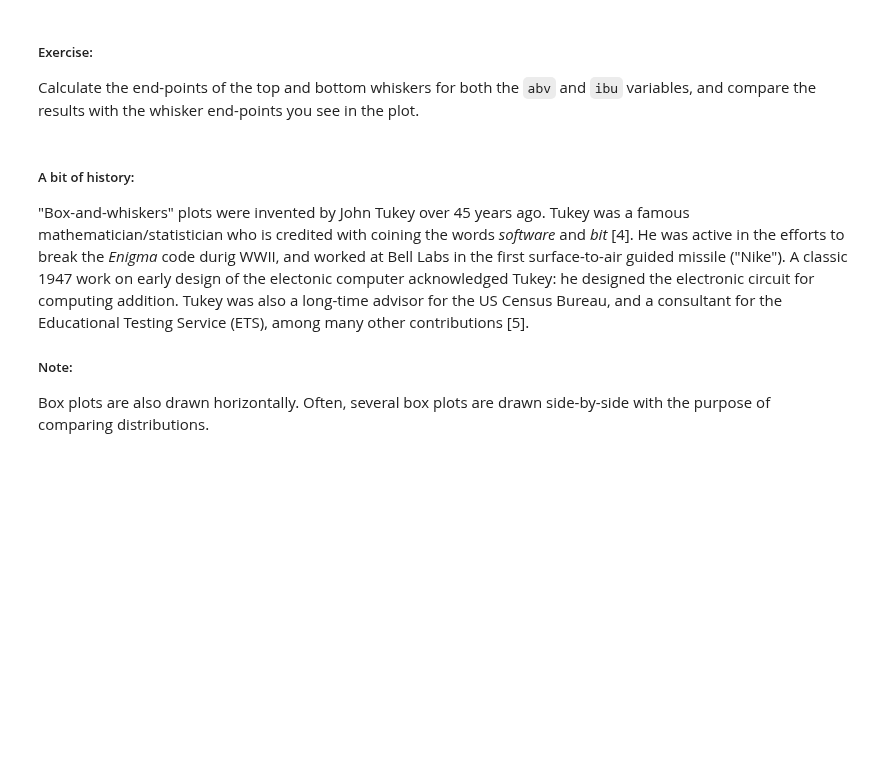
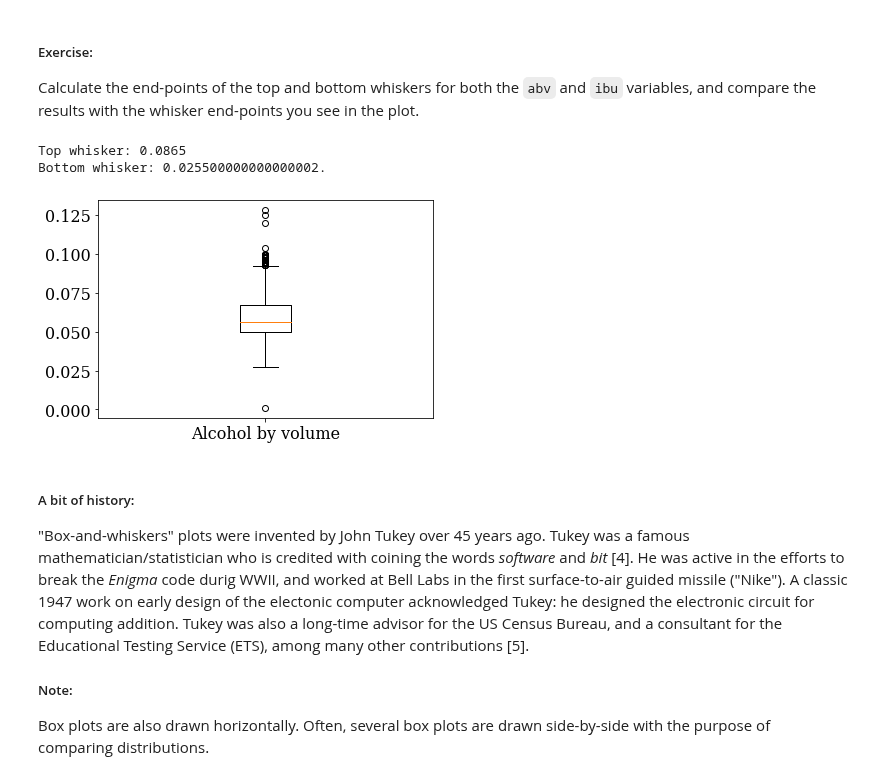
Before and after one commit to N0t10n/Strive_school, a Jupyter notebook: M1_Math/06. Advanced Stats/notebooks_en/2_Seeing_Stats.ipynb, the cells around one changed output. Drawn from its saved outputs; the diff is of its cells as text; code cells hidden in the pictures; blank space fills up the shorter version.

```diff
--- a/M1_Math/06. Advanced Stats/notebooks_en/2_Seeing_Stats.ipynb
+++ b/M1_Math/06. Advanced Stats/notebooks_en/2_Seeing_Stats.ipynb
@@ -262,3 +293,15 @@ Any data values beyond the upper and lower extremes are shown with a marker (her
 ##### Exercise:
 
 Calculate the end-points of the top and bottom whiskers for both the `abv` and `ibu` variables, and compare the results with the whisker end-points you see in the plot.
+# %%
+# abv whiskers
+abv_iqr = Q3_abv - Q1_abv
+abv_top_w = numpy.min(numpy.max(abv) - Q3_abv + 1.5 * abv_iqr)
+abv_bot_w = numpy.max(numpy.min(abv) + Q1_abv - 1.5 * abv_iqr)
+
+pyplot.boxplot(abv, labels=['Alcohol by volume']);
+print(f'Top whisker: {abv_top_w}\nBottom whisker: {abv_bot_w}.')
+# %% [output]
+Top whisker: 0.0865
+Bottom whisker: 0.025500000000000002.
+[figure, added]
```
Also changed, not shown: parts of 3 cells of this notebook.
